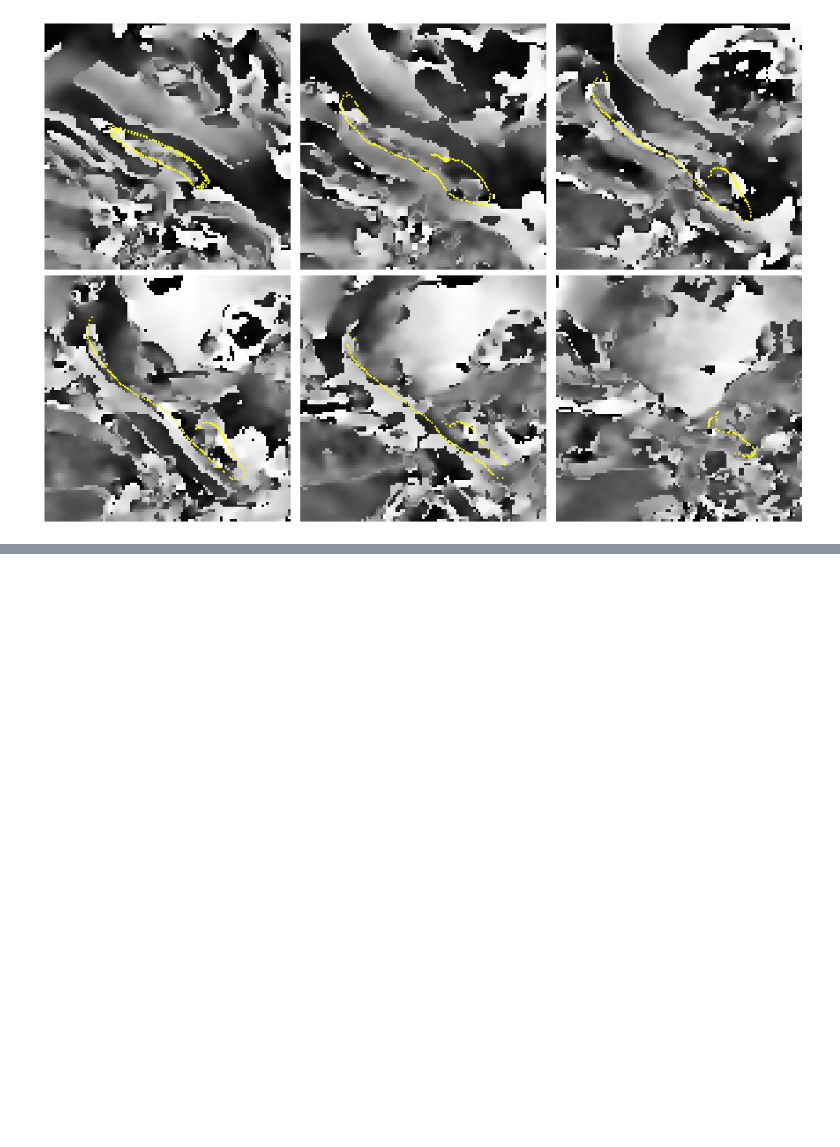
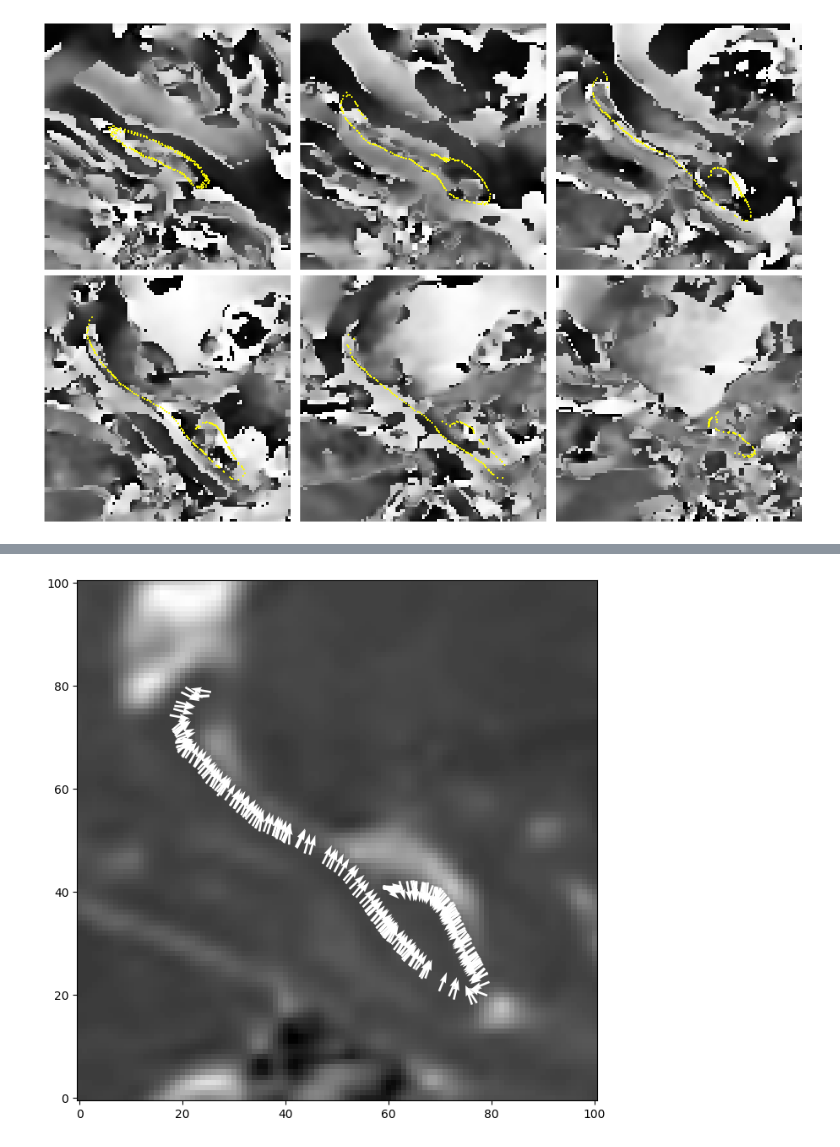
Before and after one commit to JonahKember/hippocampus_dMRI, a Jupyter notebook: testing.ipynb, the cells around one changed output, grey strips where cells are left out. Cells and saved outputs as stored; diff of their text form; code cells hidden in the pictures; blank space fills up the shorter version.

```diff
--- a/testing.ipynb
+++ b/testing.ipynb
@@ -432,0 +531,44 @@ sphere.__dict__
+# %%
+import nibabel as nib
+import numpy as np
+
+
+normals = normals_df[['x','y','z']].to_numpy()
+
+t1_file = 'output/sub-HCD0001305_hemi-L_space-cropB0_desc-DT_ADC.nii.gz'
+t1_img = nib.load(t1_file)
+t1_data = t1_img.get_fdata()
+
+
+
+
+# Convert vertices to voxel coordinates
+homog = np.c_[vertices, np.ones(len(vertices))]
+vox_coords = (np.linalg.inv(t1_img.affine) @ homog.T)[:3].T
+
+# Sagittal slice index
+x_slice = 50
+slice_data = t1_data[x_slice,:,:]
+
+# Select vertices near this slice
+mask = np.abs(vox_coords[:,0]-x_slice) < 0.5
+slice_vertices = vox_coords[mask]
+slice_normals = normals[mask]
+
+# Plot slice with normals
+plt.figure(figsize=(8,8))
+plt.imshow(slice_data.T, cmap='gray', origin='lower')
+
+scale = 5.0
+plt.quiver(
+    slice_vertices[:,1],
+    slice_vertices[:,2],
+    slice_normals[:,1]*scale,
+    slice_normals[:,2]*scale,
+    color='w', angles='xy', scale_units='xy'
+)
+
+
+plt.show()
+# %% [output]
+[figure, added]
```
Also changed, not shown: parts of 7 cells of this notebook, 5 other files.
